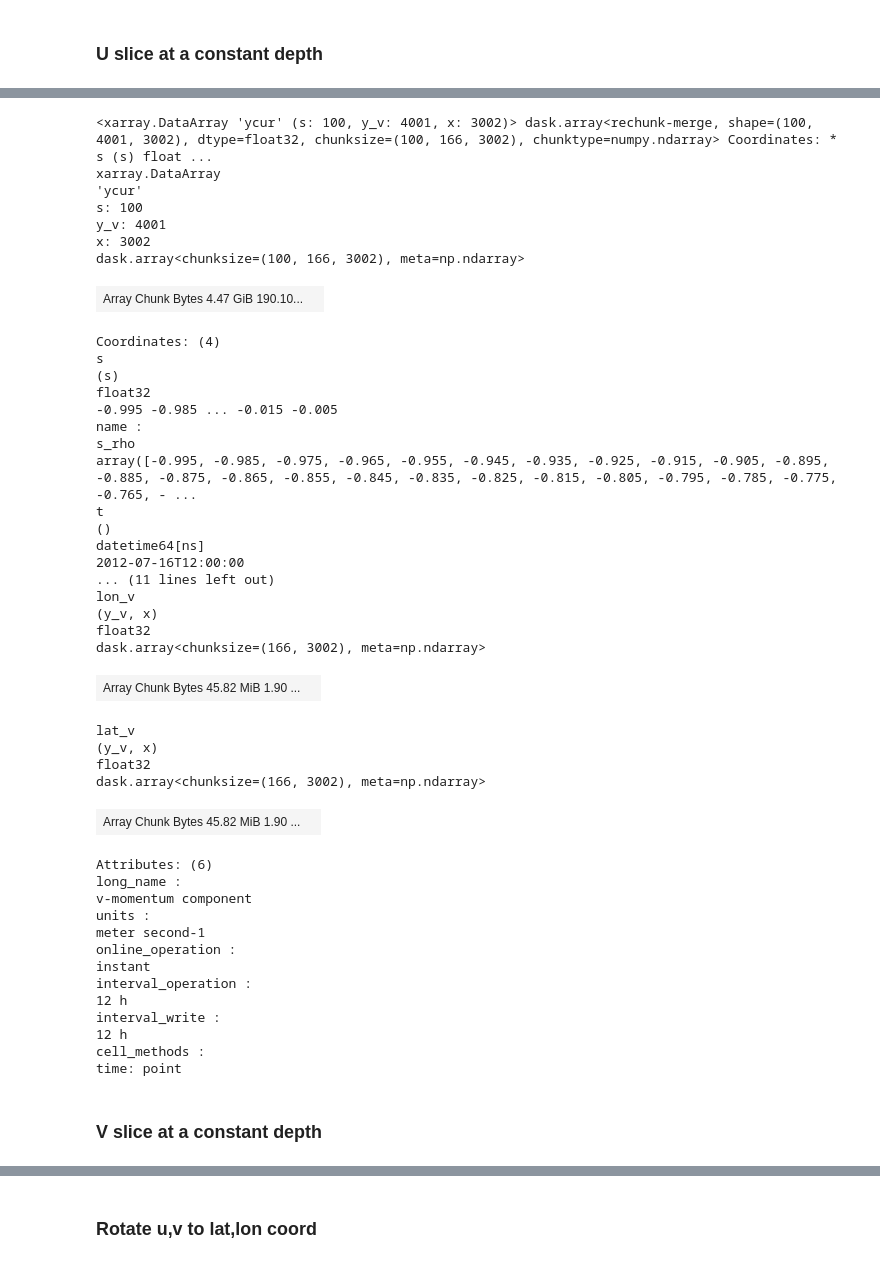
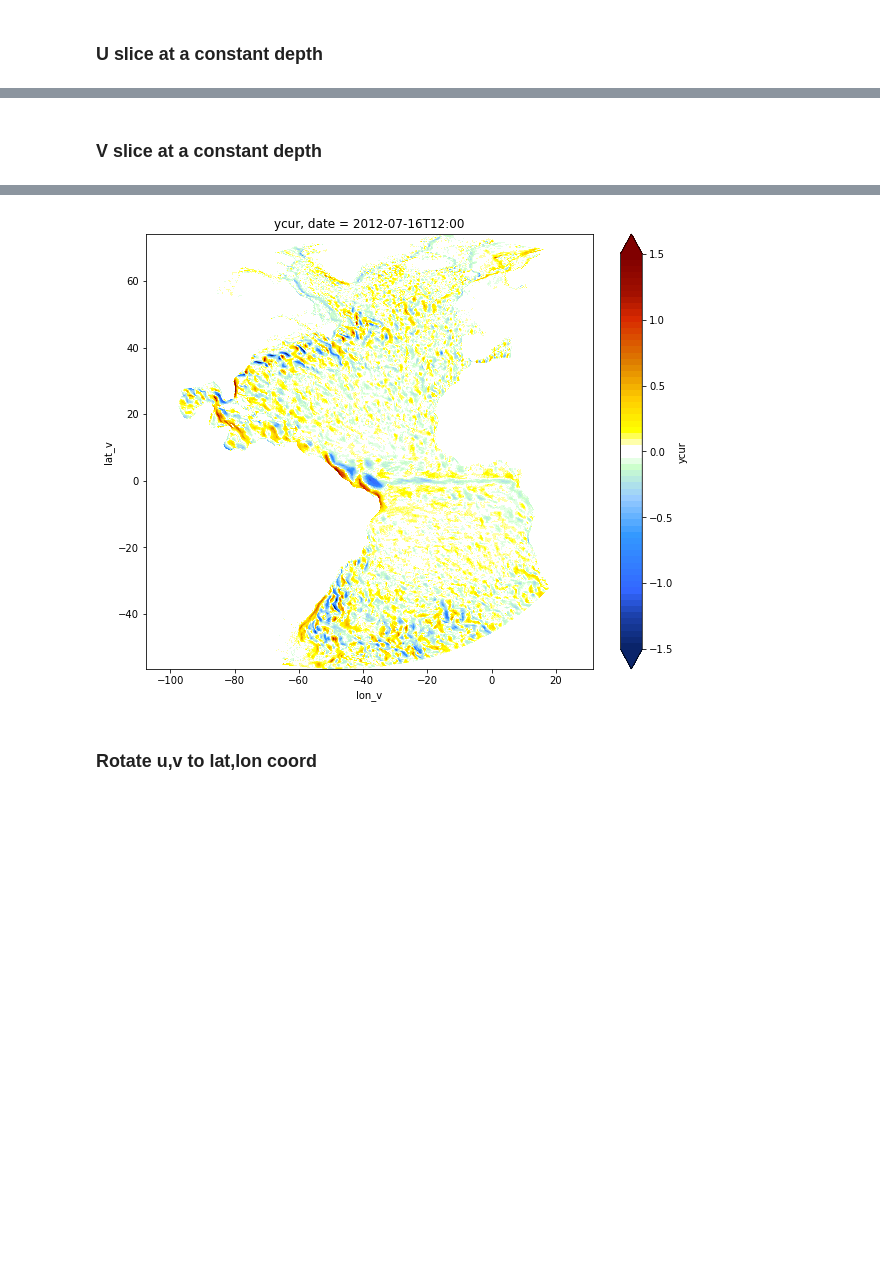
Before and after one commit to alcoat/croco_pytools, a Jupyter notebook: tuto_xcroco.ipynb, the cells around one changed output, grey strips where cells are left out. Drawn from its saved outputs; the diff is of its cells as text; code cells hidden in the pictures; blank space fills up the shorter version.

```diff
--- a/tuto_xcroco.ipynb
+++ b/tuto_xcroco.ipynb
@@ -163,52 +206,3 @@ KilledWorker: ("('open_dataset-4265a7243be52ae97c6f013f589b5fb1u-7d3e324099e90a7
-# %%
-v=ds1.ycur
-v=gop.auto_chunk(v, keep_complete_dim='s', wanted_chunk=200)
-v
-# %% [output]
-<xarray.DataArray 'ycur' (s: 100, y_v: 4001, x: 3002)> dask.array<rechunk-merge, shape=(100, 4001, 3002), dtype=float32, chunksize=(100, 166, 3002), chunktype=numpy.ndarray> Coordinates: * s (s) float ...
-xarray.DataArray
-'ycur'
-s: 100
-y_v: 4001
-x: 3002
-dask.array<chunksize=(100, 166, 3002), meta=np.ndarray>
-| Array Chunk Bytes 4.47 GiB 190.10... |  |
-Coordinates: (4)
-s
-(s)
-float32
--0.995 -0.985 ... -0.015 -0.005
-name :
-s_rho
-array([-0.995, -0.985, -0.975, -0.965, -0.955, -0.945, -0.935, -0.925, -0.915, -0.905, -0.895, -0.885, -0.875, -0.865, -0.855, -0.845, -0.835, -0.825, -0.815, -0.805, -0.795, -0.785, -0.775, -0.765, - ...
-t
-()
-datetime64[ns]
-2012-07-16T12:00:00
-... (11 lines left out)
-lon_v
-(y_v, x)
-float32
-dask.array<chunksize=(166, 3002), meta=np.ndarray>
-| Array Chunk Bytes 45.82 MiB 1.90 ... |  |
-lat_v
-(y_v, x)
-float32
-dask.array<chunksize=(166, 3002), meta=np.ndarray>
-| Array Chunk Bytes 45.82 MiB 1.90 ... |  |
-Attributes: (6)
-long_name :
-v-momentum component
-units :
-meter second-1
-online_operation :
-instant
-interval_operation :
-12 h
-interval_write :
-12 h
-cell_methods :
-time: point
 # %% [markdown]
 ### V slice at a constant depth
 # %%
@@ -216,16 +210,10 @@ time: point
 # depth at v points
 z_v = gop.get_z(croco, ds=ds1, z_sfc=ds1.z_sfc, hgrid='v')
 # slice of v at a constant depth
-v=ds1.ycur
-v=gop.auto_chunk(v, keep_complete_dim='s', wanted_chunk=200)
-vslice= gop.slices(croco, v, z_v, ds=ds1, depth=depth).compute()
+# v=ds1.ycur
+# v=gop.auto_chunk(v, keep_complete_dim='s', wanted_chunk=200)
+vslice= gop.slices(croco, ds1.ycur, z_v, ds=ds1, depth=depth).compute()
 # plot the v slice
 kwargs = {'vmin': -1.5, 'vmax': 1.5, 'extend':'both'}
 cplt.plotfig(vslice, **kwargs)
-# coords = gop.get_spatial_coords(vslice)
-# vslice.plot(x=coords['lon'], y=coords['lat'], cmap='seismic', vmin=-2, vmax=2
-#            )
-# ax = plt.gca()
-# ax.set_facecolor('white')
-# plt.savefig('v_'+case+'.png', bbox_inches = 'tight')
 # %% [output]
@@ -233,3 +222,4 @@ ValueError: dimension s on 1th function argument to apply_ufunc with dask='paral
+[figure, added]
 # %% [markdown]
 ### Rotate u,v to lat,lon coord
 # %%
```
Also changed, not shown: parts of 14 cells of this notebook, 4 other files.
